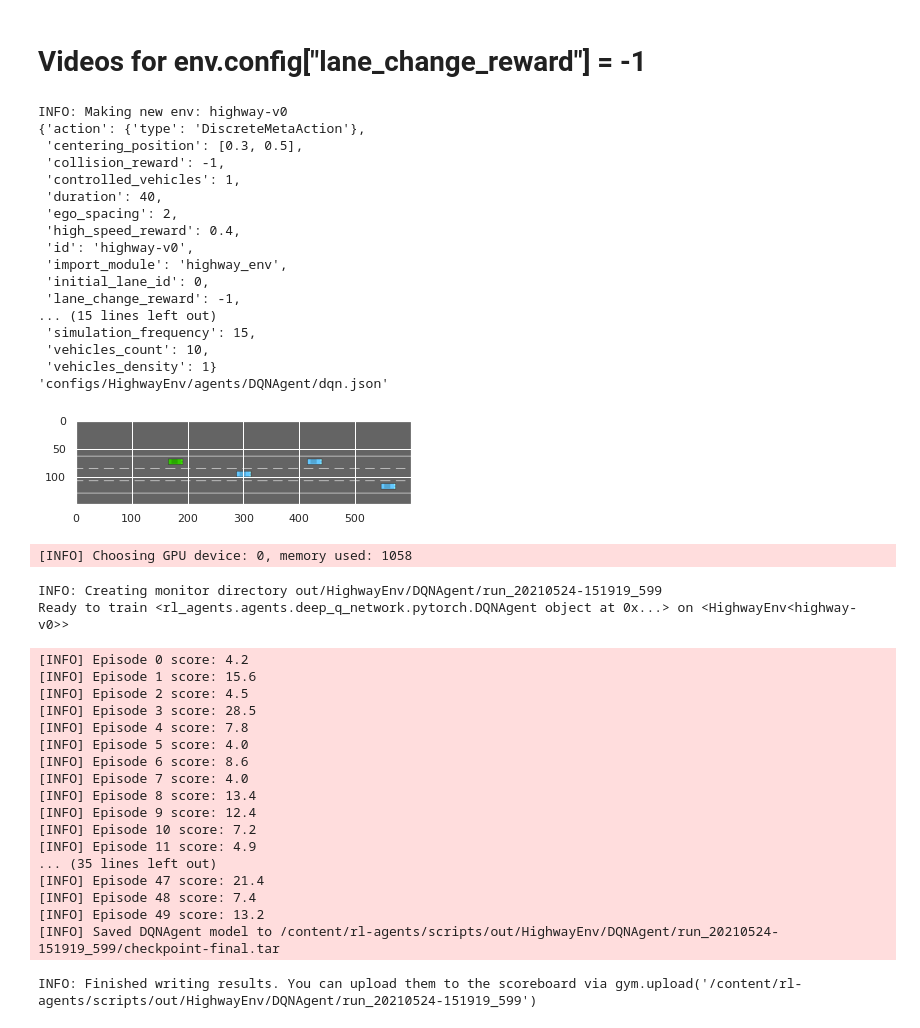
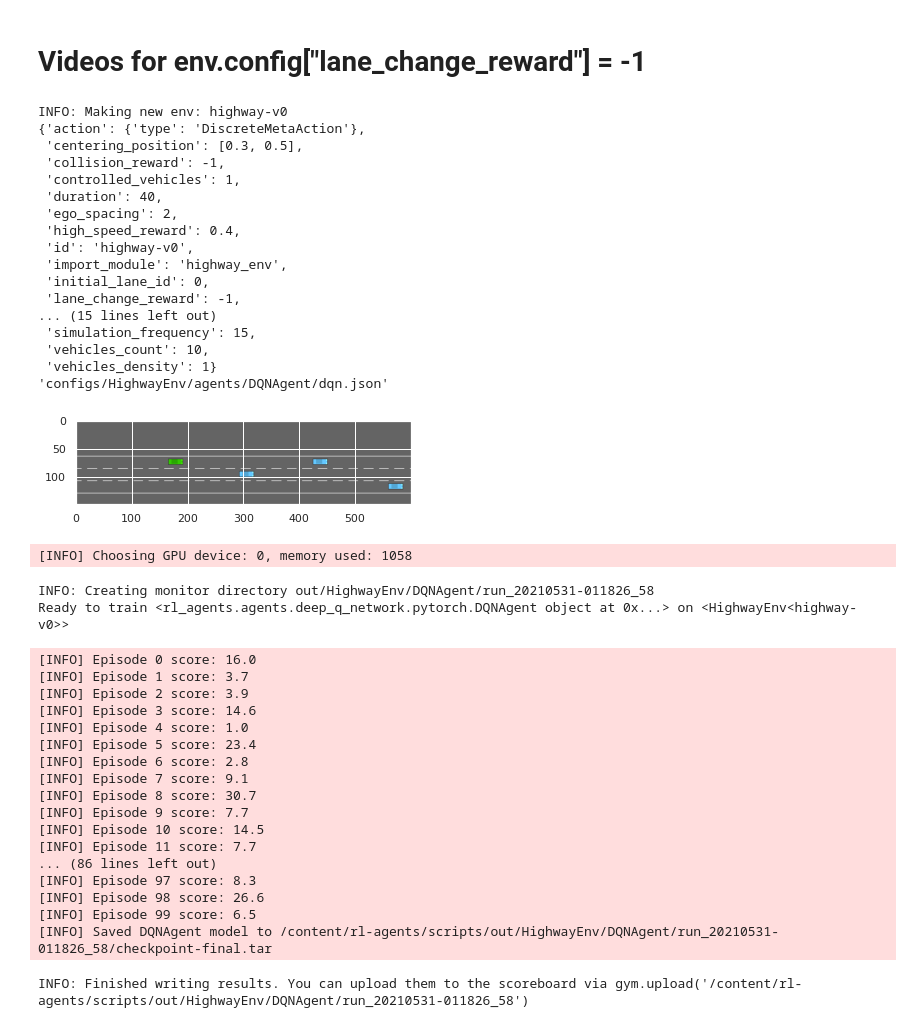
Before and after one commit to lars-x/Umu_Lab1, a Jupyter notebook: Lab3/Lab3_Highway_DQN_rlagents.ipynb, the cells around one changed output. Drawn from its saved outputs; the diff is of its cells as text; code cells hidden in the pictures.

```diff
--- a/Lab3/Lab3_Highway_DQN_rlagents.ipynb
+++ b/Lab3/Lab3_Highway_DQN_rlagents.ipynb
@@ -261,60 +244,60 @@ env.config["vehicles_count"] = 10
 # env.config['reward_speed_range'] = [0, 100]
 env.config["lanes_count"] = 3
 env.config["initial_lane_id"] = 0
 pprint.pprint(env.config)
 pprint.pprint(agent_config)
 
 env.reset()
 plt.imshow(env.render(mode="rgb_array"))
 plt.show()
 
 agent = load_agent(agent_config, env)
-evaluation = Evaluation(env, agent, num_episodes=50, display_env=False)
+evaluation = Evaluation(env, agent, num_episodes=100, display_env=False)
 print(f"Ready to train {agent} on {env}")
 # %% [output]
 INFO: Making new env: highway-v0
 {'action': {'type': 'DiscreteMetaAction'},
  'centering_position': [0.3, 0.5],
  'collision_reward': -1,
  'controlled_vehicles': 1,
  'duration': 40,
  'ego_spacing': 2,
  'high_speed_reward': 0.4,
  'id': 'highway-v0',
  'import_module': 'highway_env',
  'initial_lane_id': 0,
  'lane_change_reward': -1,
 ... (15 lines left out)
  'simulation_frequency': 15,
  'vehicles_count': 10,
  'vehicles_density': 1}
 'configs/HighwayEnv/agents/DQNAgent/dqn.json'
-[figure, old version]
+[figure, new version]
 [INFO] Choosing GPU device: 0, memory used: 1058
-INFO: Creating monitor directory out/HighwayEnv/DQNAgent/run_20210524-151919_599
+INFO: Creating monitor directory out/HighwayEnv/DQNAgent/run_20210531-011826_58
 Ready to train <rl_agents.agents.deep_q_network.pytorch.DQNAgent object at 0x...> on <HighwayEnv<highway-v0>>
 # %%
 # %tensorboard --logdir "{evaluation.directory}"
 evaluation.train()
 # %% [output]
-[INFO] Episode 0 score: 4.2
-[INFO] Episode 1 score: 15.6
-[INFO] Episode 2 score: 4.5
-[INFO] Episode 3 score: 28.5
-[INFO] Episode 4 score: 7.8
-[INFO] Episode 5 score: 4.0
-[INFO] Episode 6 score: 8.6
-[INFO] Episode 7 score: 4.0
-[INFO] Episode 8 score: 13.4
-[INFO] Episode 9 score: 12.4
-[INFO] Episode 10 score: 7.2
-[INFO] Episode 11 score: 4.9
-... (35 lines left out)
-[INFO] Episode 47 score: 21.4
-[INFO] Episode 48 score: 7.4
-[INFO] Episode 49 score: 13.2
-[INFO] Saved DQNAgent model to /content/rl-agents/scripts/out/HighwayEnv/DQNAgent/run_20210524-151919_599/checkpoint-final.tar
+[INFO] Episode 0 score: 16.0
+[INFO] Episode 1 score: 3.7
+[INFO] Episode 2 score: 3.9
+[INFO] Episode 3 score: 14.6
+[INFO] Episode 4 score: 1.0
+[INFO] Episode 5 score: 23.4
+[INFO] Episode 6 score: 2.8
+[INFO] Episode 7 score: 9.1
+[INFO] Episode 8 score: 30.7
+[INFO] Episode 9 score: 7.7
+[INFO] Episode 10 score: 14.5
+[INFO] Episode 11 score: 7.7
+... (86 lines left out)
+[INFO] Episode 97 score: 8.3
+[INFO] Episode 98 score: 26.6
+[INFO] Episode 99 score: 6.5
+[INFO] Saved DQNAgent model to /content/rl-agents/scripts/out/HighwayEnv/DQNAgent/run_20210531-011826_58/checkpoint-final.tar
-INFO: Finished writing results. You can upload them to the scoreboard via gym.upload('/content/rl-agents/scripts/out/HighwayEnv/DQNAgent/run_20210524-151919_599')
+INFO: Finished writing results. You can upload them to the scoreboard via gym.upload('/content/rl-agents/scripts/out/HighwayEnv/DQNAgent/run_20210531-011826_58')
 # %%
 env.configure({"offscreen_rendering": True})
 agent = load_agent(agent_config, env)
```
Also changed, not shown: parts of 8 cells of this notebook.
